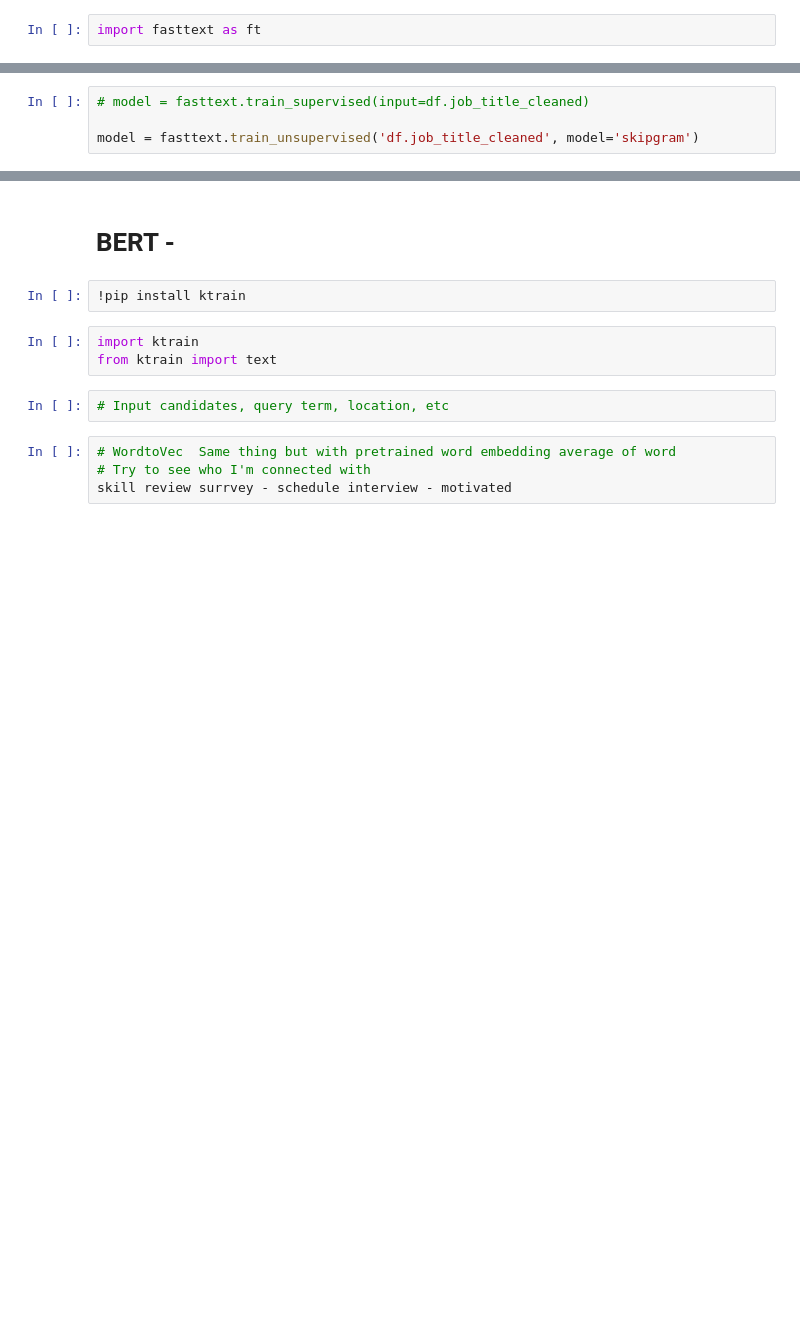
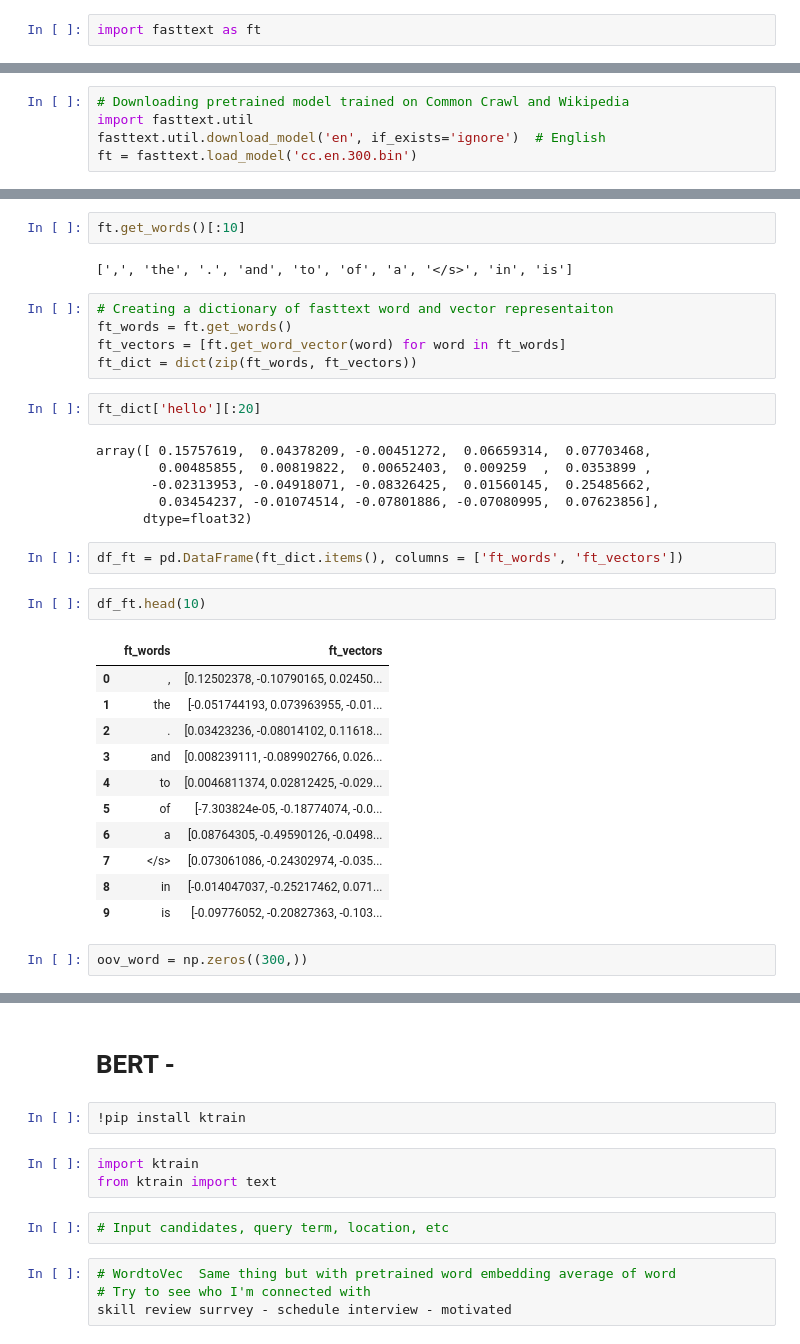
Before and after one commit to kre8tions/Apziva, a Jupyter notebook: tirMlkapx4XpMRlG/tirMlkapx4XpMRlG.ipynb, the cells around one changed output, grey strips where cells are left out. Saved outputs shown, nothing was run; the diff lists cells and outputs as text; blank space fills up the shorter version.

```diff
--- a/tirMlkapx4XpMRlG/tirMlkapx4XpMRlG.ipynb
+++ b/tirMlkapx4XpMRlG/tirMlkapx4XpMRlG.ipynb
@@ -751,4 +730,0 @@ Invoked with: <fasttext_pybind.args object at 0x...>, id
-# %%
-# model = fasttext.train_supervised(input=df.job_title_cleaned)
-
-model = fasttext.train_unsupervised('df.job_title_cleaned', model='skipgram')
@@ -773,0 +731,5 @@ text.tests_from
+# %%
+# Downloading pretrained model trained on Common Crawl and Wikipedia
+import fasttext.util
+fasttext.util.download_model('en', if_exists='ignore')  # English
+ft = fasttext.load_model('cc.en.300.bin')
@@ -773,0 +746,35 @@ text.tests_from
+# %%
+ft.get_words()[:10]
+# %% [output]
+[',', 'the', '.', 'and', 'to', 'of', 'a', '</s>', 'in', 'is']
+# %%
+# Creating a dictionary of fasttext word and vector representaiton
+ft_words = ft.get_words()
+ft_vectors = [ft.get_word_vector(word) for word in ft_words]
+ft_dict = dict(zip(ft_words, ft_vectors))
+# %%
+ft_dict['hello'][:20]
+# %% [output]
+array([ 0.15757619,  0.04378209, -0.00451272,  0.06659314,  0.07703468,
+        0.00485855,  0.00819822,  0.00652403,  0.009259  ,  0.0353899 ,
+       -0.02313953, -0.04918071, -0.08326425,  0.01560145,  0.25485662,
+        0.03454237, -0.01074514, -0.07801886, -0.07080995,  0.07623856],
+      dtype=float32)
+# %%
+df_ft = pd.DataFrame(ft_dict.items(), columns = ['ft_words', 'ft_vectors'])
+# %%
+df_ft.head(10)
+# %% [output]
+|  | ft_words | ft_vectors |
+| 0 | , | [0.12502378, -0.10790165, 0.02450... |
+| 1 | the | [-0.051744193, 0.073963955, -0.01... |
+| 2 | . | [0.03423236, -0.08014102, 0.11618... |
+| 3 | and | [0.008239111, -0.089902766, 0.026... |
+| 4 | to | [0.0046811374, 0.02812425, -0.029... |
+| 5 | of | [-7.303824e-05, -0.18774074, -0.0... |
+| 6 | a | [0.08764305, -0.49590126, -0.0498... |
+| 7 | </s> | [0.073061086, -0.24302974, -0.035... |
+| 8 | in | [-0.014047037, -0.25217462, 0.071... |
+| 9 | is | [-0.09776052, -0.20827363, -0.103... |
+# %%
+oov_word = np.zeros((300,))
```
Also changed, not shown: parts of 39 cells of this notebook.
